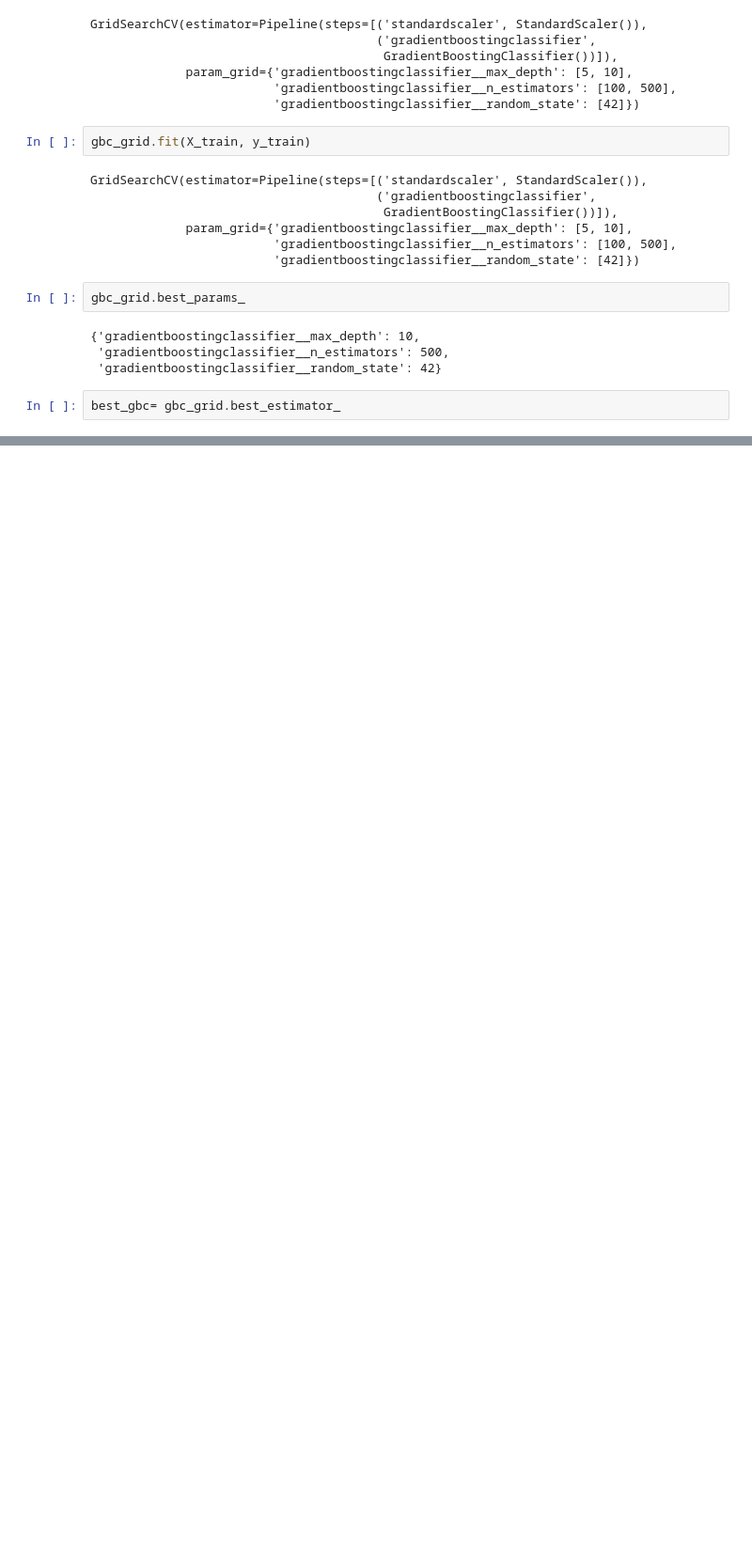
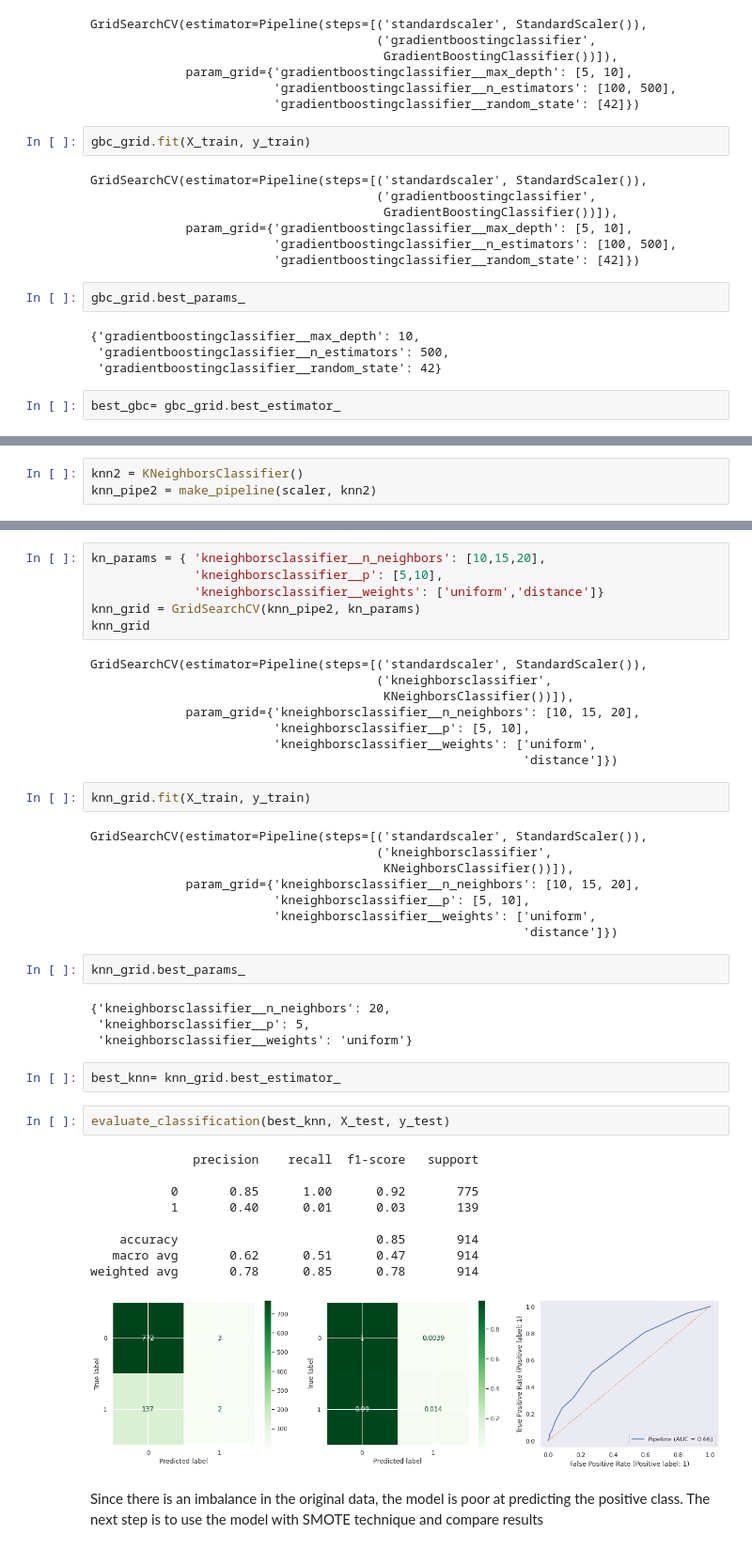
Before and after one commit to maryawamaitha/ML-Project-2, a Jupyter notebook: Copy_of_HeartDiseaseLogistic_Regression.ipynb, the cells around one changed output, grey strips where cells are left out. Shown at 94% size. Saved outputs shown, nothing was run; the diff lists cells and outputs as text; blank space fills up the shorter version.

```diff
--- a/Copy_of_HeartDiseaseLogistic_Regression.ipynb
+++ b/Copy_of_HeartDiseaseLogistic_Regression.ipynb
@@ -467,0 +519,3 @@ weighted avg       0.81      0.85      0.81       914
+# %%
+knn2 = KNeighborsClassifier()
+knn_pipe2 = make_pipeline(scaler, knn2)
@@ -467,0 +542,46 @@ weighted avg       0.81      0.85      0.81       914
+# %%
+kn_params = { 'kneighborsclassifier__n_neighbors': [10,15,20],
+              'kneighborsclassifier__p': [5,10],
+              'kneighborsclassifier__weights': ['uniform','distance']}
+knn_grid = GridSearchCV(knn_pipe2, kn_params)
+knn_grid
+# %% [output]
+GridSearchCV(estimator=Pipeline(steps=[('standardscaler', StandardScaler()),
+                                       ('kneighborsclassifier',
+                                        KNeighborsClassifier())]),
+             param_grid={'kneighborsclassifier__n_neighbors': [10, 15, 20],
+                         'kneighborsclassifier__p': [5, 10],
+                         'kneighborsclassifier__weights': ['uniform',
+                                                           'distance']})
+# %%
+knn_grid.fit(X_train, y_train)
+# %% [output]
+GridSearchCV(estimator=Pipeline(steps=[('standardscaler', StandardScaler()),
+                                       ('kneighborsclassifier',
+                                        KNeighborsClassifier())]),
+             param_grid={'kneighborsclassifier__n_neighbors': [10, 15, 20],
+                         'kneighborsclassifier__p': [5, 10],
+                         'kneighborsclassifier__weights': ['uniform',
+                                                           'distance']})
+# %%
+knn_grid.best_params_
+# %% [output]
+{'kneighborsclassifier__n_neighbors': 20,
+ 'kneighborsclassifier__p': 5,
+ 'kneighborsclassifier__weights': 'uniform'}
+# %%
+best_knn= knn_grid.best_estimator_
+# %%
+evaluate_classification(best_knn, X_test, y_test)
+# %% [output]
+              precision    recall  f1-score   support
+
+           0       0.85      1.00      0.92       775
+           1       0.40      0.01      0.03       139
+
+    accuracy                           0.85       914
+   macro avg       0.62      0.51      0.47       914
+weighted avg       0.78      0.85      0.78       914
+[figure, added]
+# %% [markdown]
+Since there is an imbalance in the original data, the model is poor at predicting the positive class. The next step is to use the model with SMOTE technique and compare results
```
Also changed, not shown: parts of 30 cells of this notebook.
